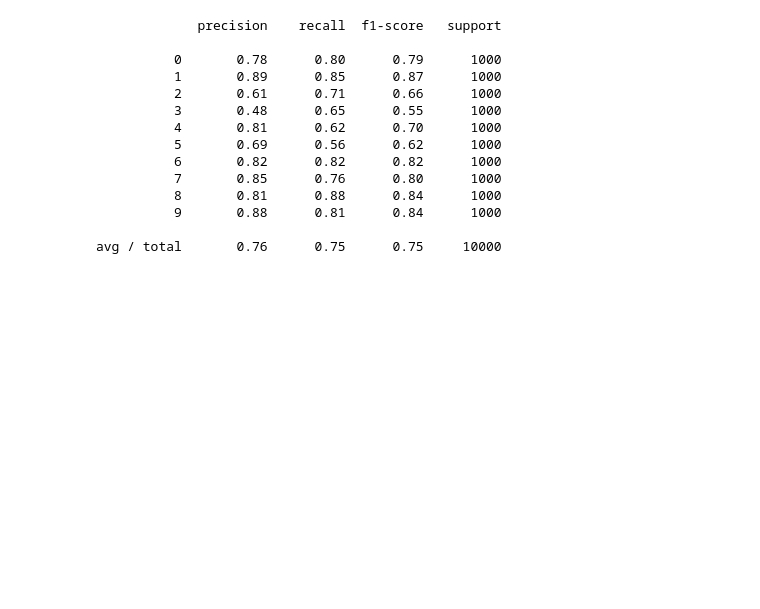
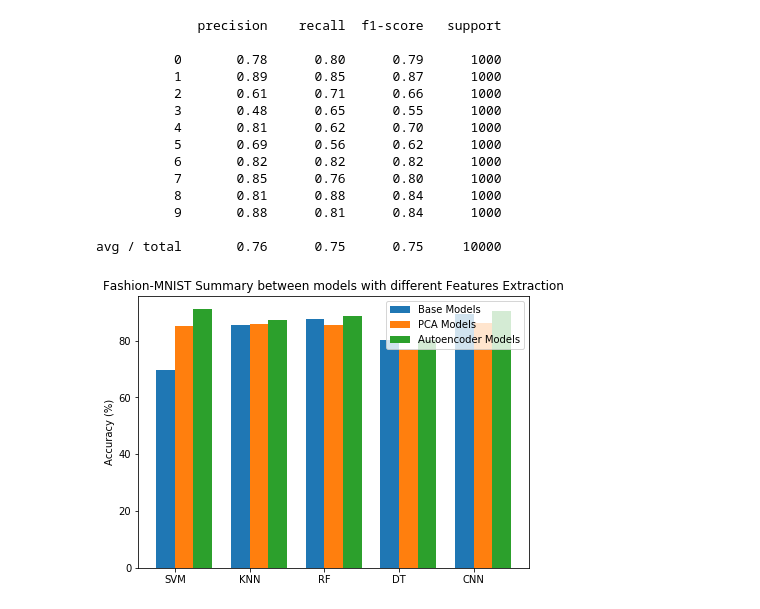
Before and after one commit to hgdangkhoi/Image-Classification-with-Fashion-MNIST-and-CIFAR-10, a Jupyter notebook: Image Classification with Fashion-MNIST and CIFAR-10.ipynb, the cells around one changed output. Saved outputs shown, nothing was run; the diff lists cells and outputs as text; code cells hidden in the pictures; blank space fills up the shorter version.

Commit message:
Add visualization of the results

```diff
--- a/Image Classification with Fashion-MNIST and CIFAR-10.ipynb
+++ b/Image Classification with Fashion-MNIST and CIFAR-10.ipynb
@@ -2952,3 +2952,23 @@ Plotting confusion matrix
           9       0.88      0.81      0.84      1000
 
 avg / total       0.76      0.75      0.75     10000
+# %%
+bare_model = [69.66, 85.54, 87.55, 80.06, 89.54]
+pca_model = [84.99, 85.97, 85.33, 76.65, 86.13]
+autoencoder_model = [91.16, 87.14, 88.58, 80.18, 90.35]
+
+x = np.arange(5)
+width = 0.25
+plt.figure(figsize=(7,5))
+plt.bar(x, bare_model, width, label='Base Models')
+plt.bar(x + width, pca_model, width, label='PCA Models')
+plt.bar(x + width*2, autoencoder_model, width, label='Autoencoder Models')
+
+
+plt.ylabel('Accuracy (%)')
+plt.title('Fashion-MNIST Summary between models with different Features Extraction')
+plt.xticks(x + width / 2, ('SVM', 'KNN', 'RF', 'DT', 'CNN'))
+plt.legend(loc='best')
+plt.show()
+# %% [output]
+[figure, added]
```
Also changed, not shown: parts of 1 cell of this notebook.
